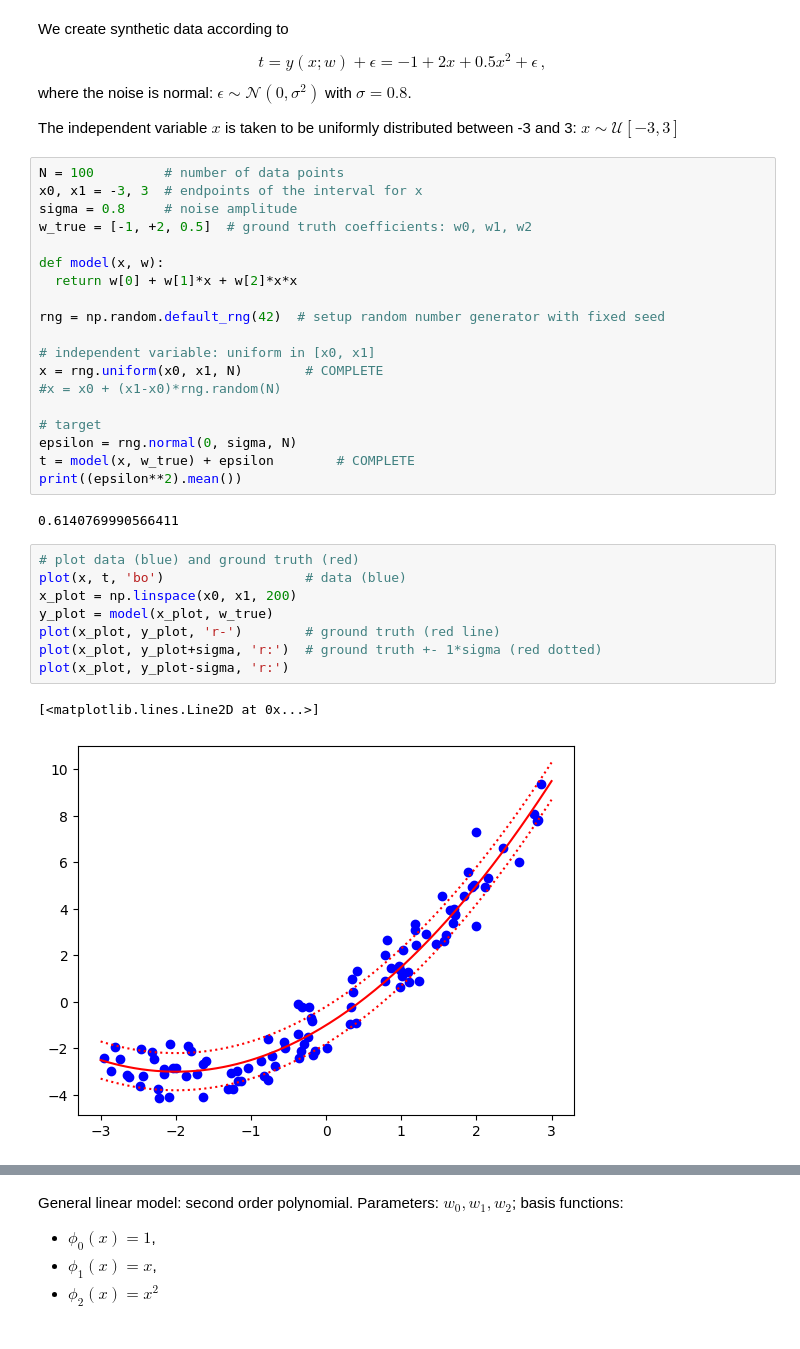
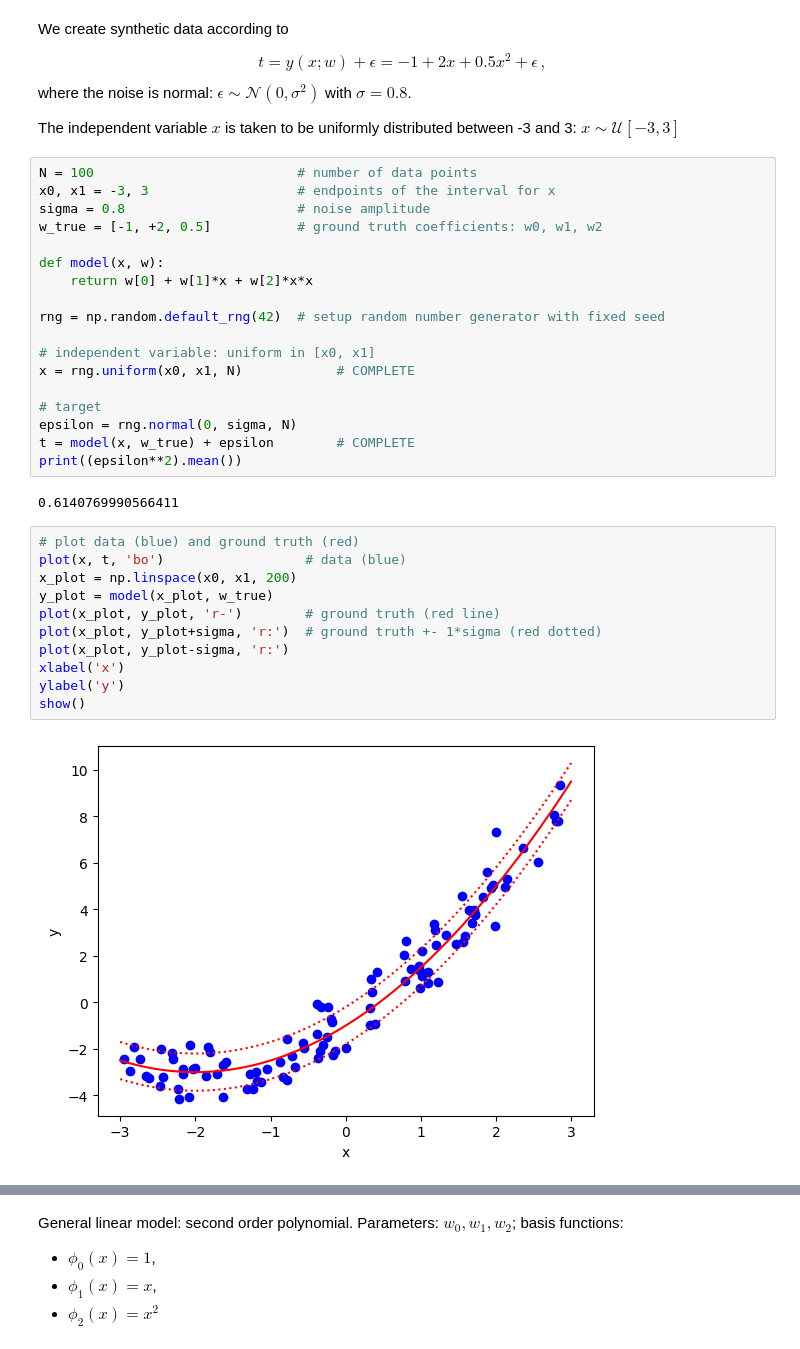
Before and after one commit to Fortuz/edu_MethodsAndTools, a Jupyter notebook: practices/P05_RegressionWork.ipynb, the cells around one changed output, grey strips where cells are left out. Drawn from its saved outputs; the diff is of its cells as text.

```diff
--- a/practices/P05_RegressionWork.ipynb
+++ b/practices/P05_RegressionWork.ipynb
@@ -18,19 +18,18 @@ where the noise is normal: $\epsilon \sim \mathcal{N}(0, \sigma^2)$ with $\sigma
 
 The independent variable $x$ is taken to be uniformly distributed between -3 and 3: $x\sim\mathcal{U}[-3,3]$
 # %%
-N = 100         # number of data points
-x0, x1 = -3, 3  # endpoints of the interval for x
-sigma = 0.8     # noise amplitude
-w_true = [-1, +2, 0.5]  # ground truth coefficients: w0, w1, w2
+N = 100                          # number of data points
+x0, x1 = -3, 3                   # endpoints of the interval for x
+sigma = 0.8                      # noise amplitude
+w_true = [-1, +2, 0.5]           # ground truth coefficients: w0, w1, w2
 
 def model(x, w):
-  return w[0] + w[1]*x + w[2]*x*x
+    return w[0] + w[1]*x + w[2]*x*x
 
 rng = np.random.default_rng(42)  # setup random number generator with fixed seed
 
 # independent variable: uniform in [x0, x1]
-x = rng.uniform(x0, x1, N)        # COMPLETE
-#x = x0 + (x1-x0)*rng.random(N)
+x = rng.uniform(x0, x1, N)            # COMPLETE
 
 # target
 epsilon = rng.normal(0, sigma, N)
@@ -41,14 +40,16 @@ print((epsilon**2).mean())
 # %%
 # plot data (blue) and ground truth (red)
 plot(x, t, 'bo')                  # data (blue)
 x_plot = np.linspace(x0, x1, 200)
 y_plot = model(x_plot, w_true)
 plot(x_plot, y_plot, 'r-')        # ground truth (red line)
 plot(x_plot, y_plot+sigma, 'r:')  # ground truth +- 1*sigma (red dotted)
 plot(x_plot, y_plot-sigma, 'r:')
+xlabel('x')
+ylabel('y')
+show()
 # %% [output]
-[<matplotlib.lines.Line2D at 0x...>]
-[figure, old version]
+[figure, new version]
 # %%
 # loss function: mean squared error
 def loss(y_true, y_pred):
```
Also changed, not shown: parts of 6 cells of this notebook, 3 other files.
